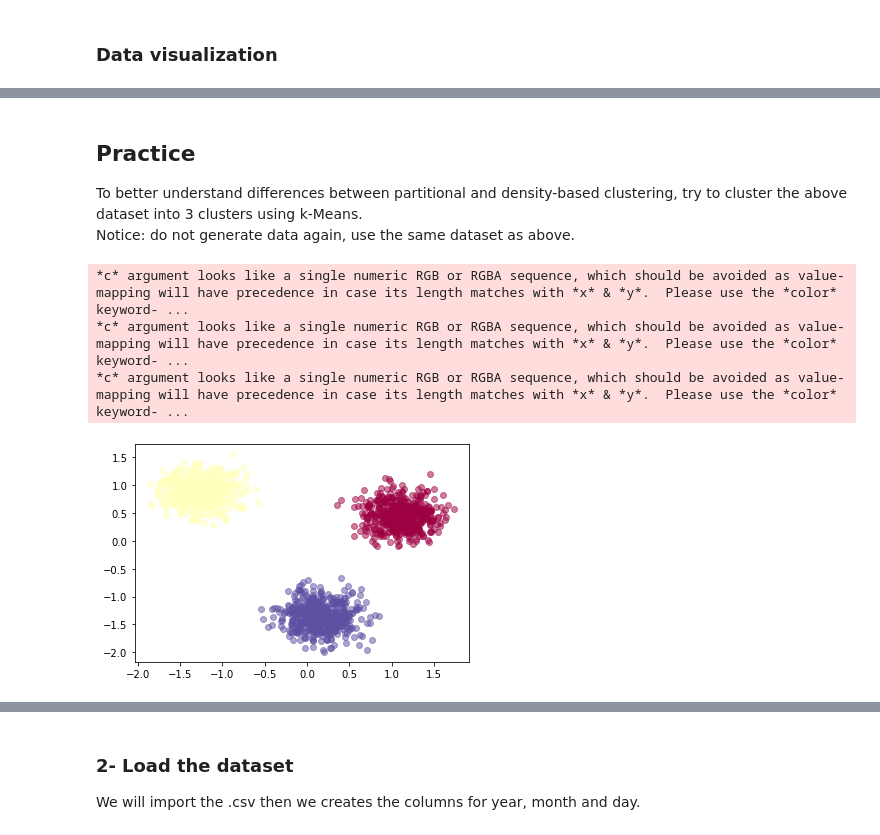
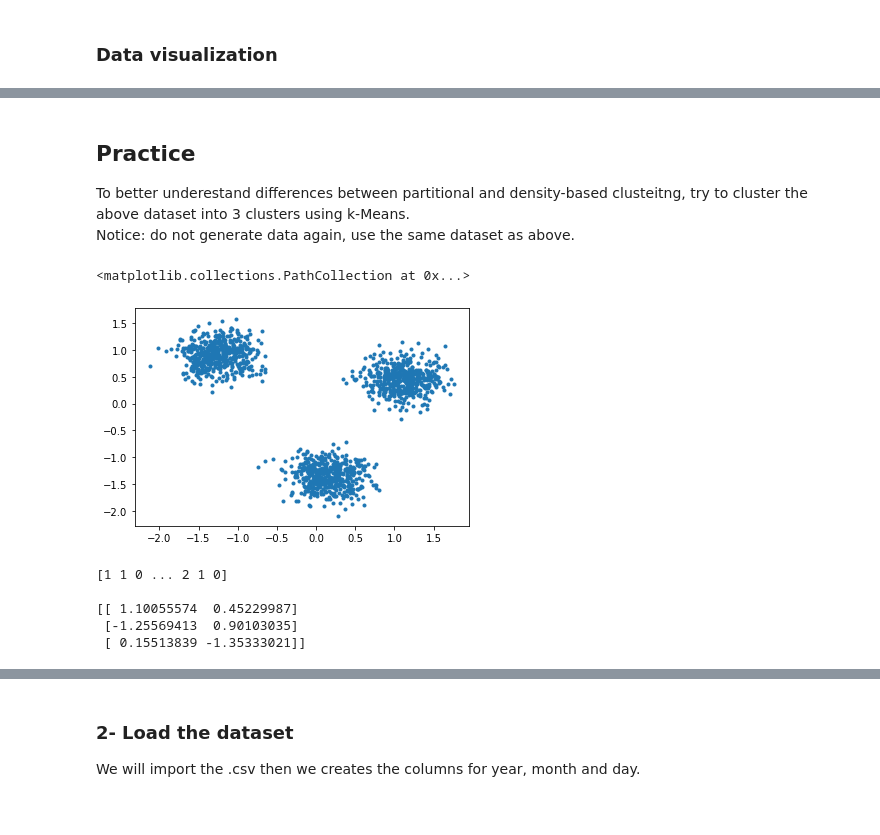
Before and after one commit to 1965Eric/IBM-ML0101EN-Machine-Learning-with-Python, a Jupyter notebook: ML0101EN-Clus-DBSCN-weather.ipynb, the cells around one changed output, grey strips where cells are left out. Cells and saved outputs as stored; diff of their text form; code cells hidden in the pictures.

```diff
--- a/ML0101EN-Clus-DBSCN-weather.ipynb
+++ b/ML0101EN-Clus-DBSCN-weather.ipynb
@@ -140,22 +120,26 @@ for k, col in zip(unique_labels, colors):
 # %% [markdown]
 ## Practice
-
-To better understand differences between partitional and density-based clustering, try to cluster the above dataset into 3 clusters using k-Means.\
+To better underestand differences between partitional and density-based clusteitng, try to cluster the above dataset into 3 clusters using k-Means.
 Notice: do not generate data again, use the same dataset as above.
-# %%
-# write your code here
-from sklearn.cluster import KMeans
-k = 3
-k_means3 = KMeans(init = "k-means++", n_clusters = k, n_init = 12)
-k_means3.fit(X)
-fig = plt.figure(figsize=(6, 4))
-ax = fig.add_subplot(1, 1, 1)
-for k, col in zip(range(k), colors):
-    my_members = (k_means3.labels_ == k)
-    plt.scatter(X[my_members, 0], X[my_members, 1],  c=col, marker=u'o', alpha=0.5)
-plt.show()
-# %% [output]
-*c* argument looks like a single numeric RGB or RGBA sequence, which should be avoided as value-mapping will have precedence in case its length matches with *x* & *y*.  Please use the *color* keyword- ...
-*c* argument looks like a single numeric RGB or RGBA sequence, which should be avoided as value-mapping will have precedence in case its length matches with *x* & *y*.  Please use the *color* keyword- ...
-*c* argument looks like a single numeric RGB or RGBA sequence, which should be avoided as value-mapping will have precedence in case its length matches with *x* & *y*.  Please use the *color* keyword- ...
-[figure, removed]
+# %%
+# write your code here
+plt.scatter(X[:, 0], X[:, 1], marker='.')
+# %% [output]
+<matplotlib.collections.PathCollection at 0x...>
+[figure, added]
+# %%
+from sklearn.cluster import KMeans
+k_means = KMeans(init = "k-means++", n_clusters = 3, n_init = 12)
+k_means.fit(X)
+k_means_labels = k_means.labels_
+print(k_means_labels)
+print()
+k_means_cluster_centers = k_means.cluster_centers_
+print(k_means_cluster_centers)
+print()
+# %% [output]
+[1 1 0 ... 2 1 0]
+
+[[ 1.10055574  0.45229987]
+ [-1.25569413  0.90103035]
+ [ 0.15513839 -1.35333021]]
```
Also changed, not shown: parts of 27 cells of this notebook.
